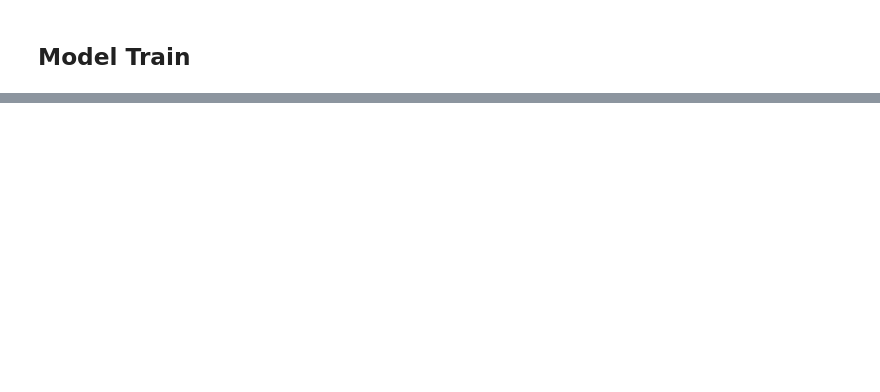
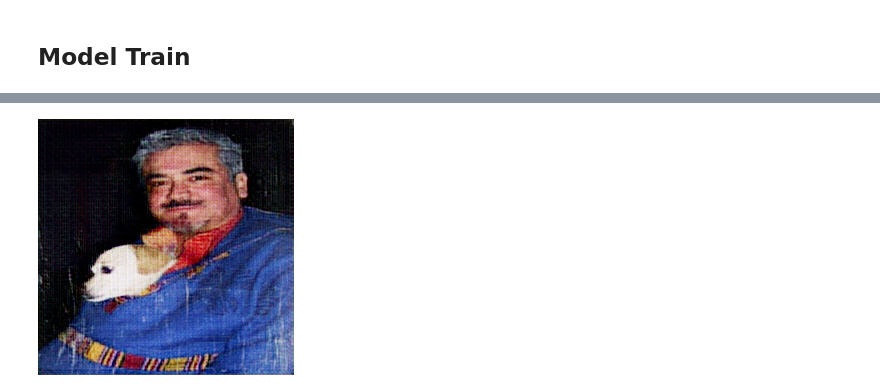
Before and after one commit to Imsanskar/Old-image-restoration-minor, a Jupyter notebook: webpage/dl_model/model.ipynb, the cells around one changed output, grey strips where cells are left out. Saved outputs shown, nothing was run; the diff lists cells and outputs as text; code cells hidden in the pictures; blank space fills up the shorter version.

Commit message:
Model Created

```diff
--- a/webpage/dl_model/model.ipynb
+++ b/webpage/dl_model/model.ipynb
@@ -44,6 +50,14 @@ dataset = dset.ImageFolder(root=data_root,
 # Create the dataloader
 dataloader = torch.utils.data.DataLoader(dataset, batch_size=batch_size, shuffle=True,
                                          num_workers = no_of_workers)
+# %%
+def weights_init_normal(m):
+    classname = m.__class__.__name__
+    if classname.find("Conv") != -1:
+        torch.nn.init.normal_(m.weight.data, 0.0, 0.02)
+    elif classname.find("BatchNorm2d") != -1:
+        torch.nn.init.normal_(m.weight.data, 1.0, 0.02)
+        torch.nn.init.constant_(m.bias.data, 0.0)
 # %%
 class UNetDown(nn.Module):
     def __init__(self, in_size, out_size, normalize = True, dropout = 0.0):
@@ -162,13 +178,26 @@ pair_image_dataloader = img_dataloader.ImageDataset("./data/train/old_images", "
 #initialize model classes
 generator = GeneratorUNet()
 discriminator = Discriminator()
+
+# initialize weights
+if os.path.exists("saved_models/generator.pth"):
+    print("Generator Found")
+    generator.load_state_dict(torch.load("saved_models/generator.pth"))
+else:
+    generator.apply(weights_init_normal)
+
+if os.path.exists("saved_models/discriminator.pth"):
+    print("Discriminator Found")
+    discriminator.load_state_dict(torch.load("saved_models/discriminator.pth"))
+else:
+    discriminator.apply(weights_init_normal)
 
 # cuda
 cuda = True if torch.cuda.is_available() else False
 
 # model loss functions
 loss_fn_generator = torch.nn.MSELoss()
-loss_fn_disc = torch.nn.L1Loss() #pixel wise loss
+loss_fn_disc = torch.nn.MSELoss() #pixel wise loss
 
 # to cuda if cuda is avaiable
 if cuda:
@@ -180,3 +209,12 @@ if cuda:
 # optimizers
 optimier_G = torch.optim.Adam(generator.parameters(), betas=(beta_1, beta_2), lr=lr)
 optimier_D = torch.optim.Adam(discriminator.parameters(), betas=(beta_1, beta_2), lr=lr)
+
+# Loss weight of L1 pixel-wise loss between translated image and real image
+lambda_pixel = 50
+
+# Calculate output of image discriminator (PatchGAN)
+patch = (1, image_height // 2 ** 4, image_width // 2 ** 4)
+
+# Tensor type
+Tensor = torch.cuda.FloatTensor if cuda else torch.FloatTensor
@@ -183,3 +224,10 @@ optimier_D = torch.optim.Adam(discriminator.parameters(), betas=(beta_1, beta_2)
+# %%
+transform = transforms.Compose([
+    transforms.ToTensor(),
+    transforms.Resize((image_width, image_height))
+])
+
+pair_image_dataloader = img_dataloader.ImageDataset("./data/train/old_images", "./data/train/reconstructed_images", transform)
 # %%
 for epoch in range(n_epochs):
     for i, batch in tqdm(enumerate(pair_image_dataloader)):
@@ -199,0 +294,4 @@ KeyboardInterrupt:
+# %%
+image_manipulation.np_to_pil(generator(pair_image_dataloader[0]['A'].unsqueeze(0).cuda()).detach().cpu().numpy()[0])
+# %% [output]
+[figure, added]
```
Also changed, not shown: parts of 10 cells of this notebook, 1 other file.
